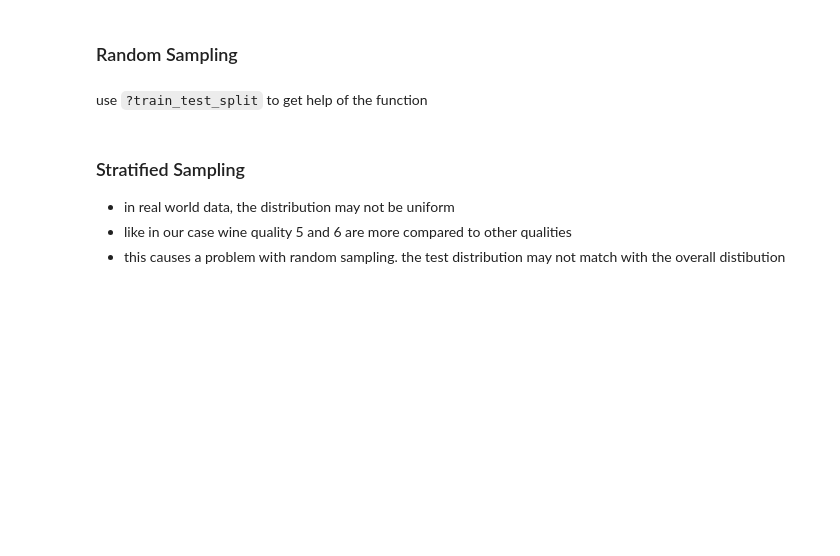
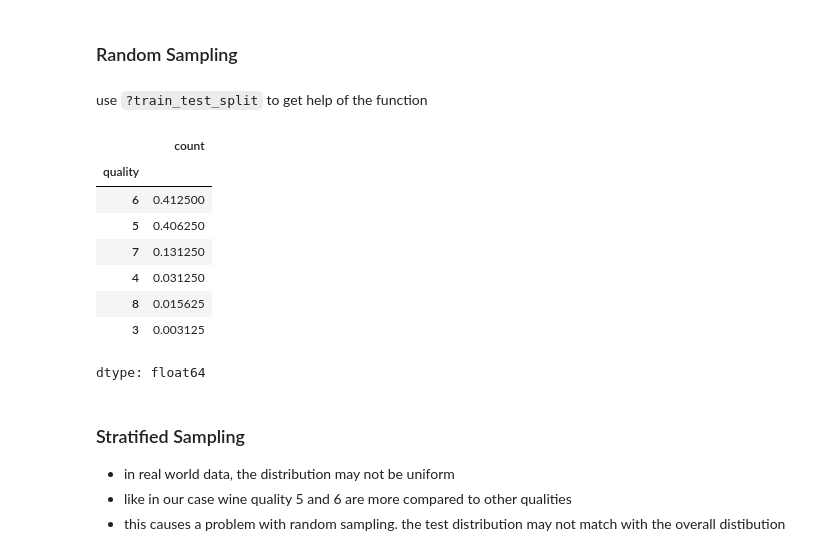
Before and after one commit to arjunpvm/mlp, a Jupyter notebook: notes/week1/lecture1.ipynb, the cells around one changed output. Cells and saved outputs as stored; diff of their text form; code cells hidden in the pictures; blank space fills up the shorter version.

```diff
--- a/notes/week1/Week1.ipynb
+++ b/notes/week1/lecture1.ipynb
@@ -203,6 +203,19 @@ use `?train_test_split` to get help of the function
 ?train_test_split
 # %%
 train_set, test_set = train_test_split(data, test_size = 0.2, random_state = 42)
+# %%
+random_dist = test_set["quality"].value_counts()/len(test_set)
+random_dist
+# %% [output]
+|  | count |
+| quality |  |
+| 6 | 0.412500 |
+| 5 | 0.406250 |
+| 7 | 0.131250 |
+| 4 | 0.031250 |
+| 8 | 0.015625 |
+| 3 | 0.003125 |
+dtype: float64
 # %% [markdown]
 ### Stratified Sampling
 * in real world data, the distribution may not be uniform
```
Also changed, not shown: parts of 7 cells of this notebook, 1 other file.
